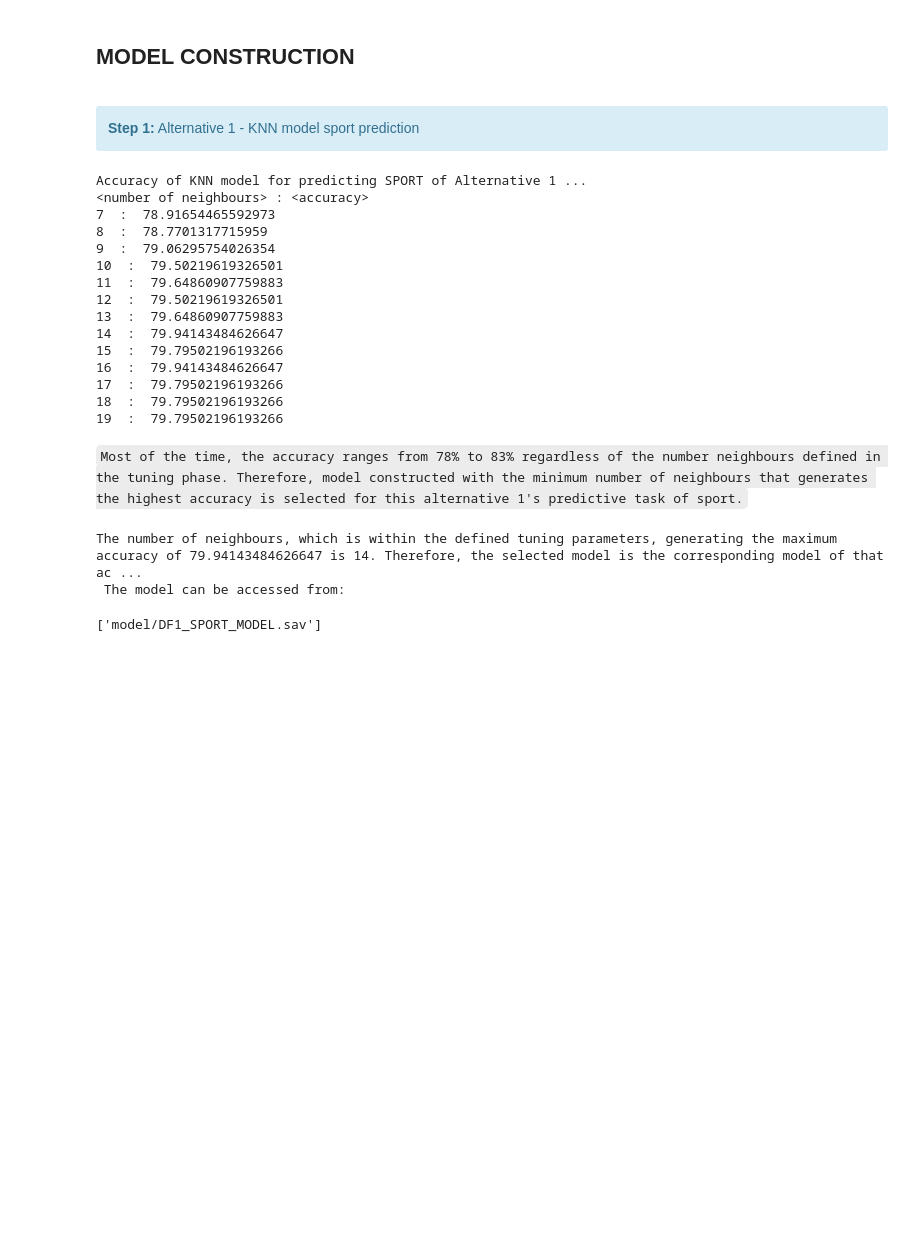
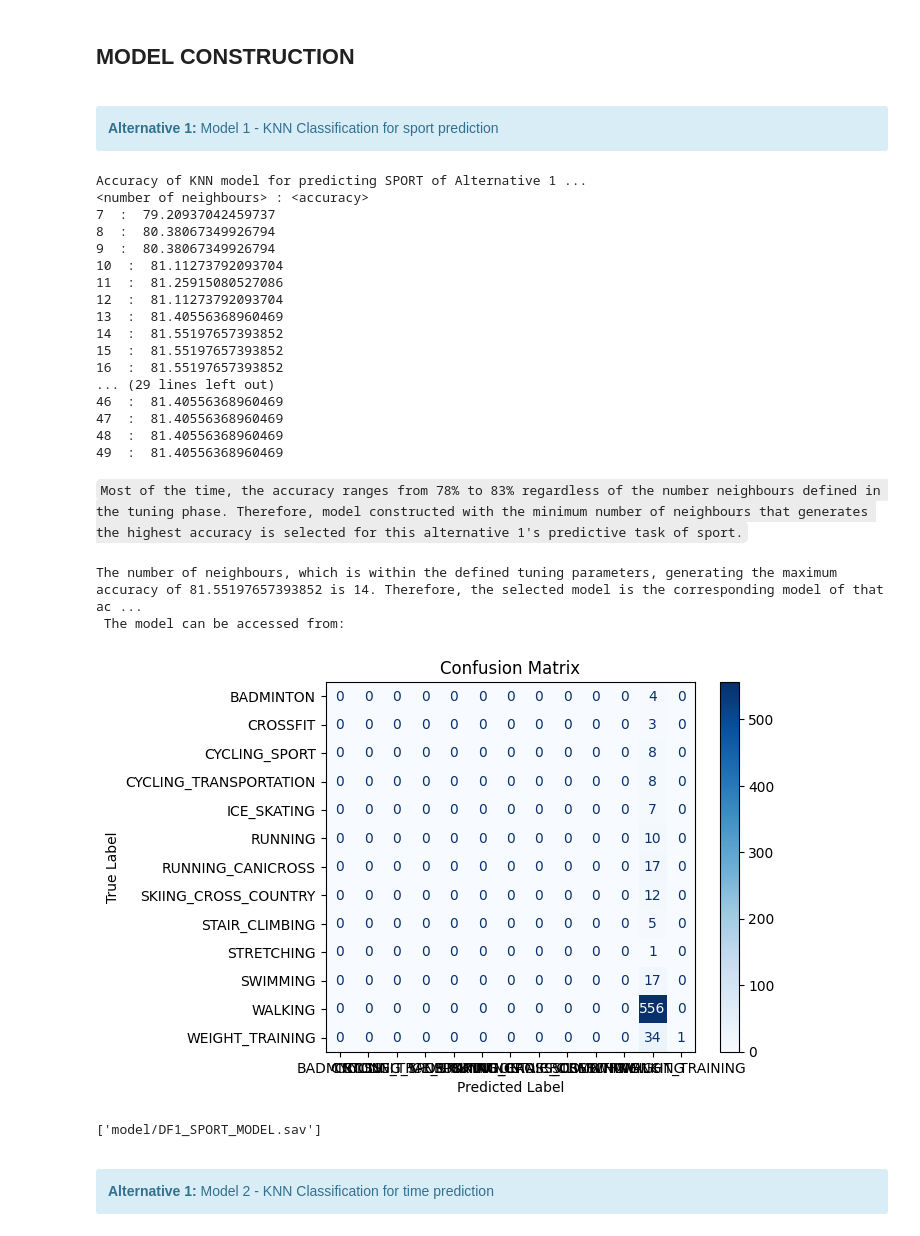
Before and after one commit to Thanhtrannd/WorkoutBigDataPredictiveModel, a Jupyter notebook: main.ipynb, the cells around one changed output. Saved outputs shown, nothing was run; the diff lists cells and outputs as text; code cells hidden in the pictures; blank space fills up the shorter version.

Commit message:
Add KNN time prediction model and duration LR model Alt1

```diff
--- a/main.ipynb
+++ b/main.ipynb
@@ -1012,7 +1013,7 @@ DF1_DUR_Xtrain, DF1_DUR_Xtest, DF1_DUR_Ytrain, DF1_DUR_Ytest = getPartitionByIdx
 # %% [markdown]
 <a id='handsondata'></a>
 <div class=" alert alert-info">
-    <b>Step 1:</b> Alternative 1 - KNN model sport prediction
+    <b>Alternative 1:</b> Model 1 - KNN Classification for sport prediction
 </div>
 # %%
 def KNNClassify(Xtrain, Xtest, Ytrain, Ytest, nNeighboursList):
@@ -1037,48 +1038,66 @@ def printDict(Dict):
     for key, value in Dict.items():
         print(key, ' : ', value)
 
-################# ALTERNATIVE 1'S DATASETS' PARTITIONS ##################
+def plottingConfusionMatrix(model, Xtest, Ytest):
+    matrix = plot_confusion_matrix(model, Xtest, Ytest, cmap=plt.cm.Blues)
+    matrix.ax_.set_title('Confusion Matrix')
+    plt.xlabel('Predicted Label')
+    plt.ylabel('True Label')
+    plt.gcf().axes[0].tick_params()
+    plt.gcf().axes[1].tick_params()
+    plt.show()
+
 ### Dataset DF1_SPORT_X
-nNeighboursTuning = list(range(7, 20))
+nNeighboursTuning = list(range(7, 50))
 DF1_SPORT_MODEL_DICT, DF1_SPORT_Ytest_pred_DICT, DF1_SPORT_ACCURACY_DICT = KNNClassify(DF1_SPORT_Xtrain, DF1_SPORT_Xtest, DF1_SPORT_Ytrain, DF1_SPORT_Ytest, nNeighboursTuning)
 print("Accuracy of KNN model for predicting SPORT of Alternative 1 ...\n<number of neighbours> : <accuracy>")
 printDict(DF1_SPORT_ACCURACY_DICT)
 # %% [output]
 Accuracy of KNN model for predicting SPORT of Alternative 1 ...
 <number of neighbours> : <accuracy>
-7  :  78.91654465592973
-8  :  78.7701317715959
-9  :  79.06295754026354
-10  :  79.50219619326501
-11  :  79.64860907759883
-12  :  79.50219619326501
-13  :  79.64860907759883
-14  :  79.94143484626647
-15  :  79.79502196193266
-16  :  79.94143484626647
-17  :  79.79502196193266
-18  :  79.79502196193266
-19  :  79.79502196193266
+7  :  79.20937042459737
+8  :  80.38067349926794
+9  :  80.38067349926794
+10  :  81.11273792093704
+11  :  81.25915080527086
+12  :  81.11273792093704
+13  :  81.40556368960469
+14  :  81.55197657393852
+15  :  81.55197657393852
+16  :  81.55197657393852
+... (29 lines left out)
+46  :  81.40556368960469
+47  :  81.40556368960469
+48  :  81.40556368960469
+49  :  81.40556368960469
 # %% [markdown]
 `Most of the time, the accuracy ranges from 78% to 83% regardless of the number neighbours defined in the tuning phase. Therefore, model constructed with the minimum number of neighbours that generates the highest accuracy is selected for this alternative 1's predictive task of sport.`
 # %%
 #del max
 DF1_SPORT_MAX_ACCURACY = max(DF1_SPORT_ACCURACY_DICT.values())
 DF1_SPORT_MAX_ACCURACY_nNeighbours = max(DF1_SPORT_ACCURACY_DICT, key=DF1_SPORT_ACCURACY_DICT.get)
 print(f"The number of neighbours, which is within the defined tuning parameters, generating the maximum accuracy of {DF1_SPORT_MAX_ACCURACY} is {DF1_SPORT_MAX_ACCURACY_nNeighbours}. Therefore, the selected model is the corresponding model of that accuracy.\n The model can be accessed from:")
 DF1_SPORT_MODEL = DF1_SPORT_MODEL_DICT[DF1_SPORT_MAX_ACCURACY_nNeighbours]
 DF1_SPORT_Ytest_pred = DF1_SPORT_Ytest_pred_DICT[DF1_SPORT_MAX_ACCURACY_nNeighbours]
 DF1_SPORT_ACCURACY = DF1_SPORT_ACCURACY_DICT[DF1_SPORT_MAX_ACCURACY_nNeighbours]
 
+plottingConfusionMatrix(DF1_SPORT_MODEL, DF1_SPORT_Xtest, DF1_SPORT_Ytest)
+
 # Save the model to disk
 DF1_SPORT_MODEL_filename = 'model/DF1_SPORT_MODEL.sav'
 joblib.dump(DF1_SPORT_MODEL, DF1_SPORT_MODEL_filename)
 
 # load the model from disk
 # DF1_SPORT_MODEL = joblib.load(DF1_SPORT_MODEL_filename)
 # DF1_SPORT_MODEL_result = DF1_SPORT_MODEL.score(DF1_SPORT_Xtest, DF1_SPORT_Ytest)
 # print(DF1_SPORT_MODEL_result)
 # %% [output]
-The number of neighbours, which is within the defined tuning parameters, generating the maximum accuracy of 79.94143484626647 is 14. Therefore, the selected model is the corresponding model of that ac ...
+The number of neighbours, which is within the defined tuning parameters, generating the maximum accuracy of 81.55197657393852 is 14. Therefore, the selected model is the corresponding model of that ac ...
  The model can be accessed from:
+[figure, added]
 ['model/DF1_SPORT_MODEL.sav']
+# %% [markdown]
+<a id='handsondata'></a>
+<div class=" alert alert-info">
+    <b>Alternative 1:</b> Model 2 - KNN Classification for time prediction
+</div>
```
Also changed, not shown: parts of 8 cells of this notebook, 14 other files.
